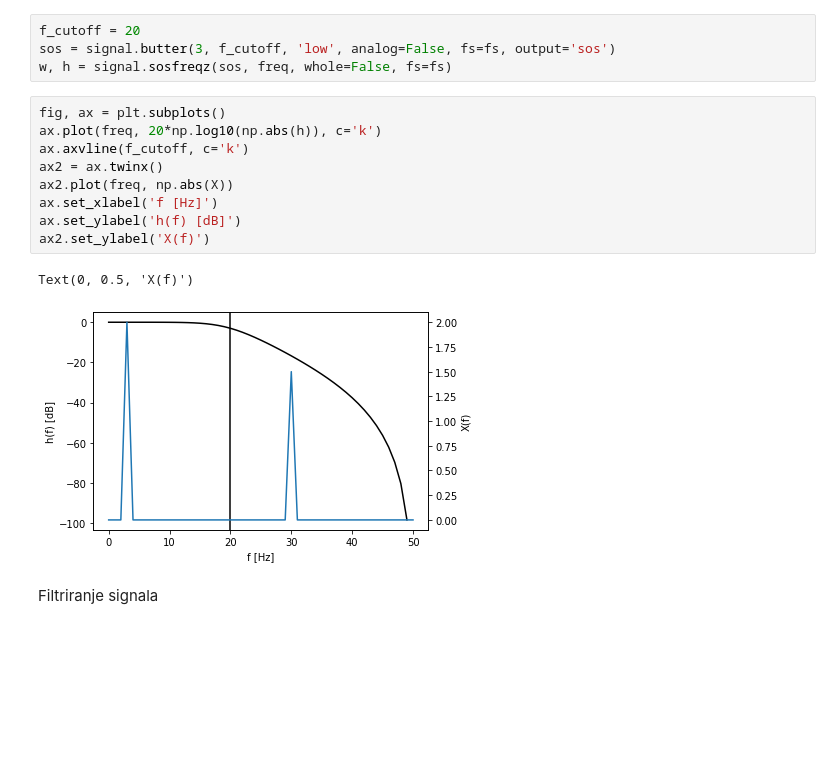
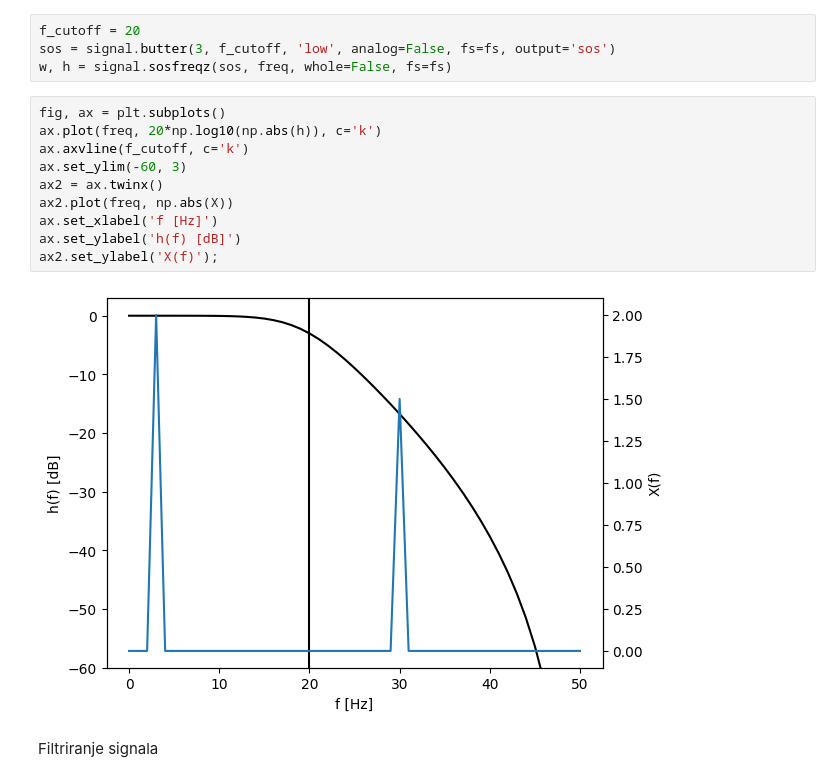
Before and after one commit to domengorjup/ps_lv, a Jupyter notebook: lv_book/notebooks/07 - Enakomerno časovno vzorčenje in frekvenčno prekrivanje.ipynb, the cells around one changed output. Drawn from its saved outputs; the diff is of its cells as text; blank space fills up the shorter version.

```diff
--- a/lv_book/notebooks/07 - Enakomerno časovno vzorčenje in frekvenčno prekrivanje.ipynb
+++ b/lv_book/notebooks/07 - Enakomerno časovno vzorčenje in frekvenčno prekrivanje.ipynb
@@ -141,15 +145,15 @@ w, h = signal.sosfreqz(sos, freq, whole=False, fs=fs)
 # %%
 fig, ax = plt.subplots()
 ax.plot(freq, 20*np.log10(np.abs(h)), c='k')
 ax.axvline(f_cutoff, c='k')
+ax.set_ylim(-60, 3)
 ax2 = ax.twinx()
 ax2.plot(freq, np.abs(X))
 ax.set_xlabel('f [Hz]')
 ax.set_ylabel('h(f) [dB]')
-ax2.set_ylabel('X(f)')
+ax2.set_ylabel('X(f)');
 # %% [output]
-Text(0, 0.5, 'X(f)')
-[figure, old version]
+[figure, new version]
 # %% [markdown]
 Filtriranje signala
 # %%
```
Also changed, not shown: parts of 13 cells of this notebook.
